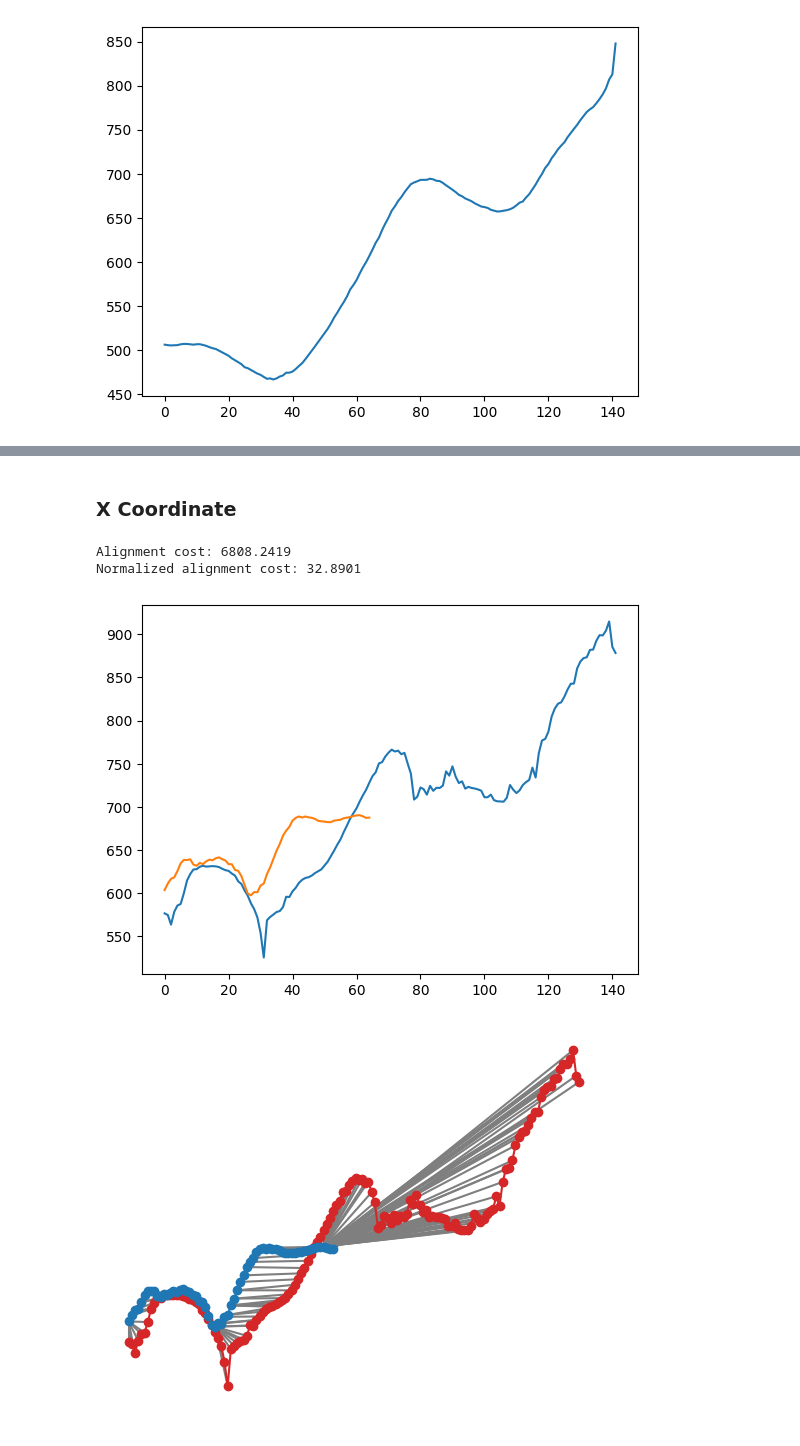
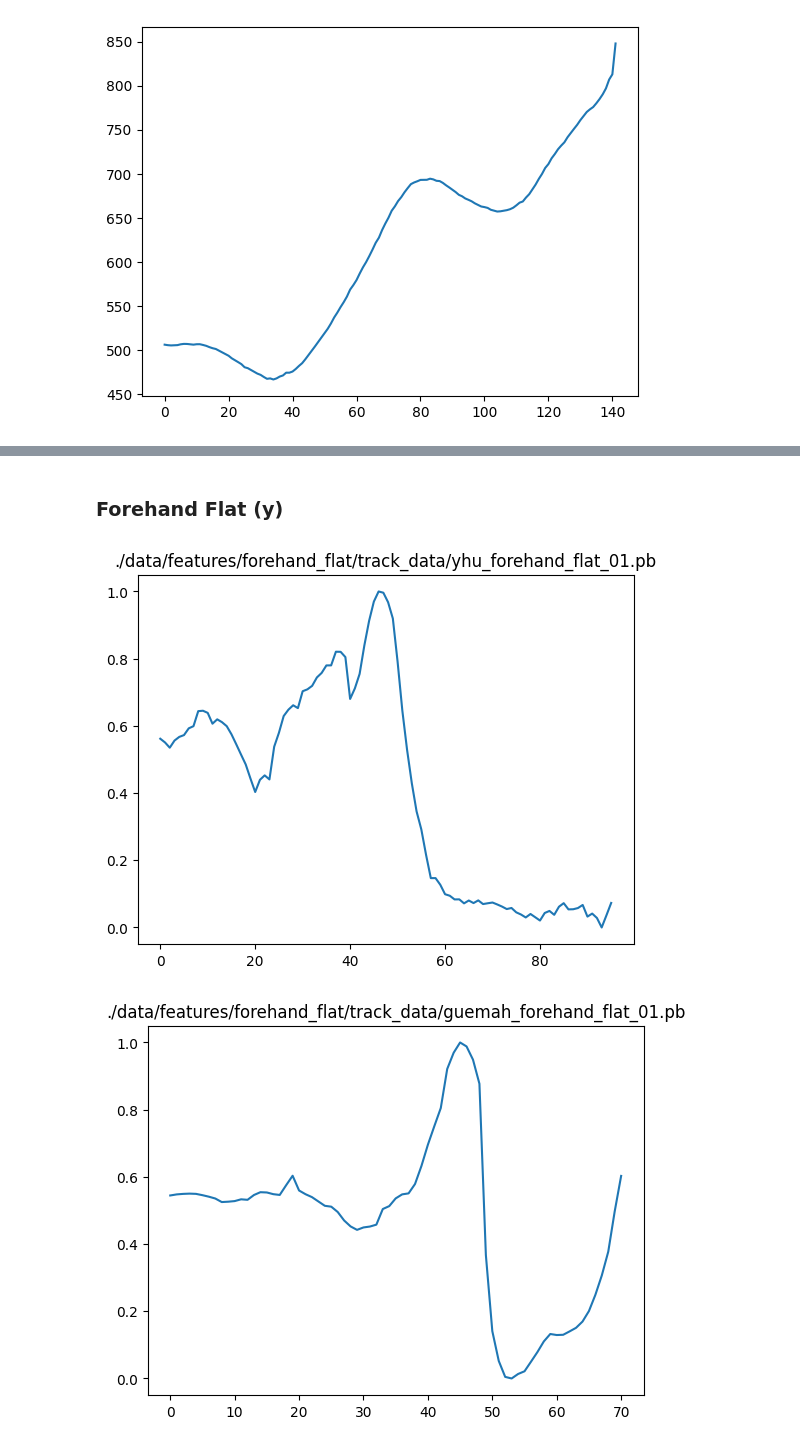
Before and after one commit to yhutter-dv/fhgr-scivi, a Jupyter notebook: jupyter_notebooks/dtw.ipynb, the cells around one changed output, grey strips where cells are left out. Drawn from its saved outputs; the diff is of its cells as text; code cells hidden in the pictures.

```diff
--- a/jupyter_notebooks/dtw.ipynb
+++ b/jupyter_notebooks/dtw.ipynb
@@ -201,7 +197,7 @@ plt.plot(kp1_x)
 [<matplotlib.lines.Line2D at 0x...>]
 [figure]
 # %%
-def get_feature_keypoints_from_pb_files(file_path_a, file_path_b, keypoint, feature):
+def get_feature_keypoints_from_pb_files(file_path_a, file_path_b, keypoint_a, keypoint_b, feature):
 
     tracking_data_a = load_tracking_data(file_path_a)
     tracking_data_b = load_tracking_data(file_path_b)
@@ -209,14 +205,23 @@ def get_feature_keypoints_from_pb_files(file_path_a, file_path_b, keypoint, feat
     df_a = create_df_from_tracking_data(tracking_data_a)
     df_b = create_df_from_tracking_data(tracking_data_b)
 
-    kp_a = df_a.loc[:,pd.IndexSlice[keypoint,[feature]]].values.squeeze()
-    kp_b = df_b.loc[:,pd.IndexSlice[keypoint,[feature]]].values.squeeze()
-    return (kp_a, kp_b)
+    kp_a = df_a.loc[:,pd.IndexSlice[keypoint_a,[feature]]].values.squeeze()
+    kp_b = df_b.loc[:,pd.IndexSlice[keypoint_b,[feature]]].values.squeeze()
+
+    normalized_kp_a = (kp_a-np.min(kp_a))/(np.max(kp_a)-np.min(kp_a))
+    normalized_kp_b = (kp_b-np.min(kp_b))/(np.max(kp_b)-np.min(kp_b))
+    return (normalized_kp_a, normalized_kp_b)
 # %%
 file_path_a = "./data/features/backhand/track_data/yhu_backhand_01.pb"
 file_path_b = "./data/features/backhand/track_data/guemah_backhand_01.pb"
-kp_a, kp_b = get_feature_keypoints_from_pb_files(file_path_a, file_path_b, 1, "x")
+keypoint_a = 23
+keypoint_b = 22
+kp_a, kp_b = get_feature_keypoints_from_pb_files(file_path_a, file_path_b, keypoint_a, keypoint_b, "x")
 
 plt.plot(kp_a)
+plt.title(file_path_a)
+plt.show()
 plt.plot(kp_b)
+plt.title(file_path_b)
+plt.show()
 # %% [output]
@@ -231,17 +235,21 @@ Normalized alignment cost: 57.4619
 # %%
-def compare_pb_files(file_path_a, file_path_b, keypoint, feature):
-    kp_a, kp_b = get_feature_keypoints_from_pb_files(file_path_a, file_path_b, keypoint, feature)
+def compare_pb_files(file_path_a, file_path_b, keypoint_a, keypoint_b, feature):
+    kp_a, kp_b = get_feature_keypoints_from_pb_files(file_path_a, file_path_b, keypoint_a, keypoint_b, feature)
     plt.plot(kp_a)
+    plt.title(file_path_a)
+    plt.show()
     plt.plot(kp_b)
+    plt.title(file_path_b)
+    plt.show()
     compare_datasets(kp_a, kp_b)
 # %% [markdown]
-### X Coordinate
+### Forehand Flat (y)
 # %%
-file_path_a = "./data/features/backhand/track_data/yhu_backhand_01.pb"
-file_path_b = "./data/features/backhand/track_data/guemah_backhand_01.pb"
-compare_pb_files(file_path_a, file_path_b, 20, "x")
+file_path_a = "./data/features/forehand_flat/track_data/yhu_forehand_flat_01.pb"
+file_path_b = "./data/features/forehand_flat/track_data/guemah_forehand_flat_01.pb"
+keypoint_a = 23
+keypoint_b = 23
+compare_pb_files(file_path_a, file_path_b, keypoint_a, keypoint_b, "y")
 # %% [output]
-Alignment cost: 6808.2419
-Normalized alignment cost: 32.8901
-[figure, old version]
+[figure, new version]
-[figure, old version]
+[figure, new version]
```
Also changed, not shown: parts of 18 cells of this notebook.
